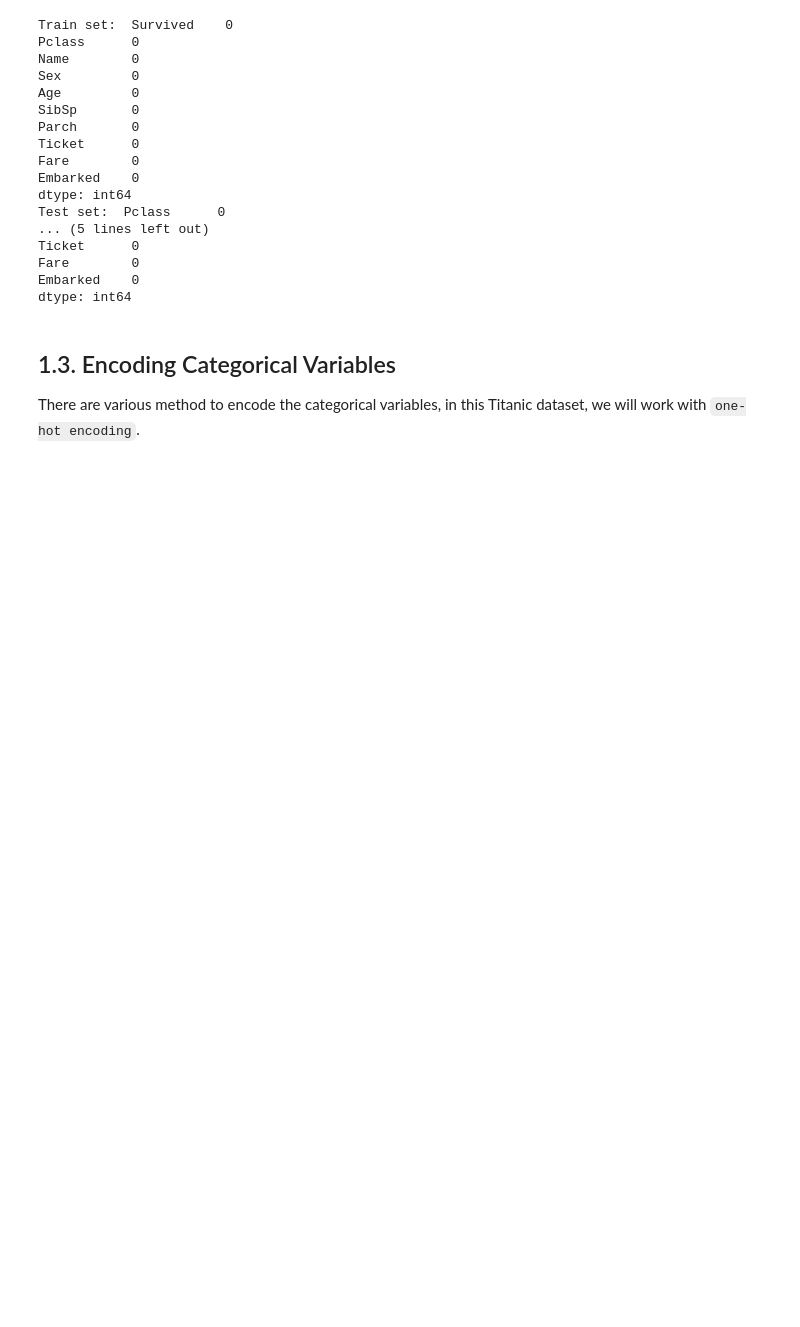
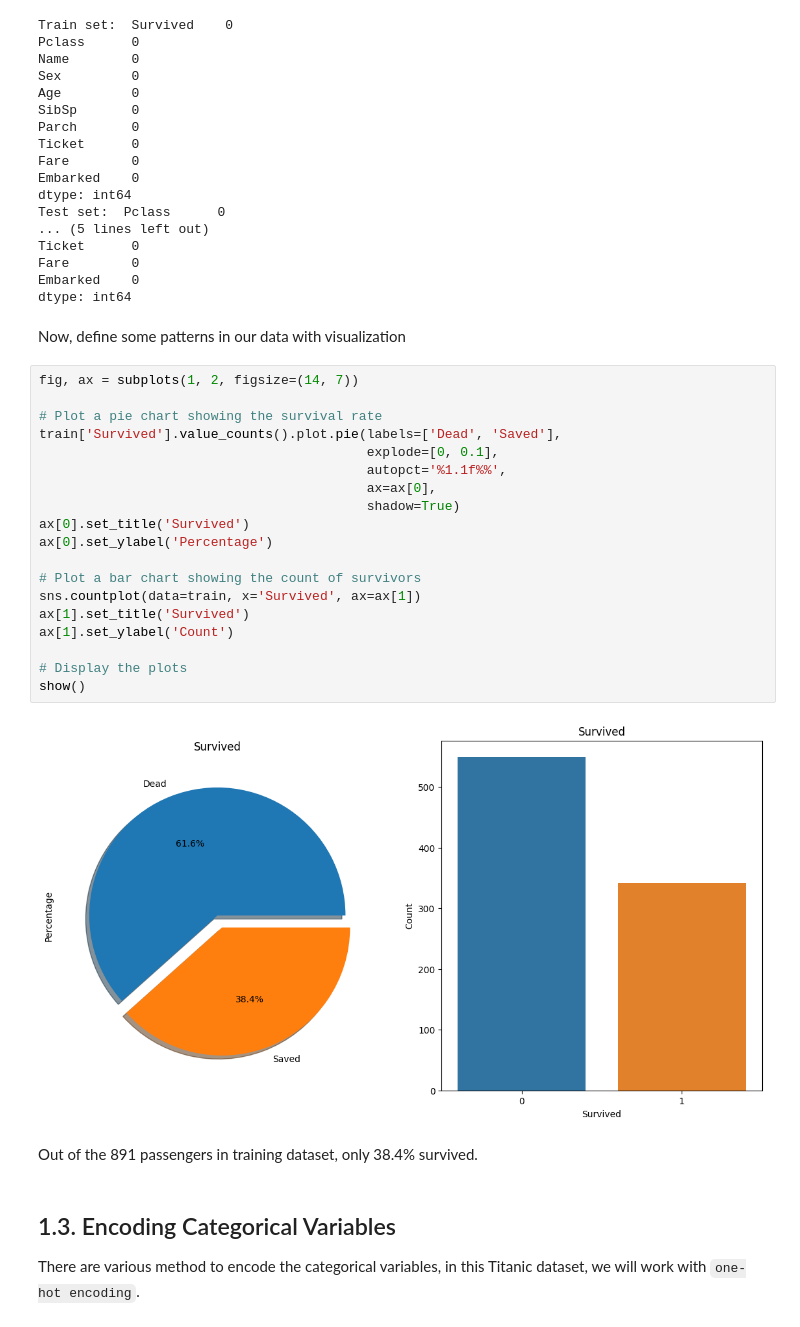
Before and after one commit to vanle2000/Titanic_EDA-and-Survival-Prediction, a Jupyter notebook: Titanic_Disaster.ipynb, the cells around one changed output. Drawn from its saved outputs; the diff is of its cells as text; blank space fills up the shorter version.

```diff
--- a/Titanic_Disaster.ipynb
+++ b/Titanic_Disaster.ipynb
@@ -104,6 +159,31 @@ Ticket      0
 Fare        0
 Embarked    0
 dtype: int64
+# %% [markdown]
+Now, define some patterns in our data with visualization
+# %%
+fig, ax = subplots(1, 2, figsize=(14, 7))
+
+# Plot a pie chart showing the survival rate
+train['Survived'].value_counts().plot.pie(labels=['Dead', 'Saved'],
+                                          explode=[0, 0.1],
+                                          autopct='%1.1f%%',
+                                          ax=ax[0],
+                                          shadow=True)
+ax[0].set_title('Survived')
+ax[0].set_ylabel('Percentage')
+
+# Plot a bar chart showing the count of survivors
+sns.countplot(data=train, x='Survived', ax=ax[1])
+ax[1].set_title('Survived')
+ax[1].set_ylabel('Count')
+
+# Display the plots
+show()
+# %% [output]
+[figure, added]
+# %% [markdown]
+Out of the 891 passengers in training dataset, only 38.4% survived.
 # %% [markdown]
 ## 1.3. Encoding Categorical Variables
 There are various method to encode the categorical variables, in this Titanic dataset, we will work with `one-hot encoding`.
```
Also changed, not shown: parts of 15 cells of this notebook.
